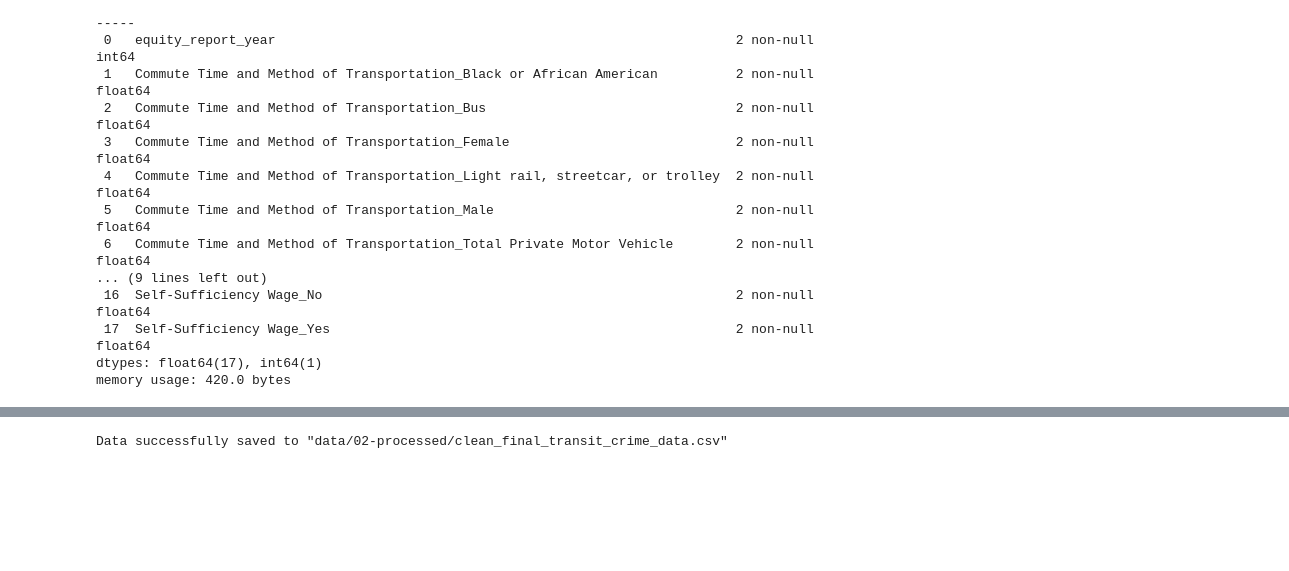
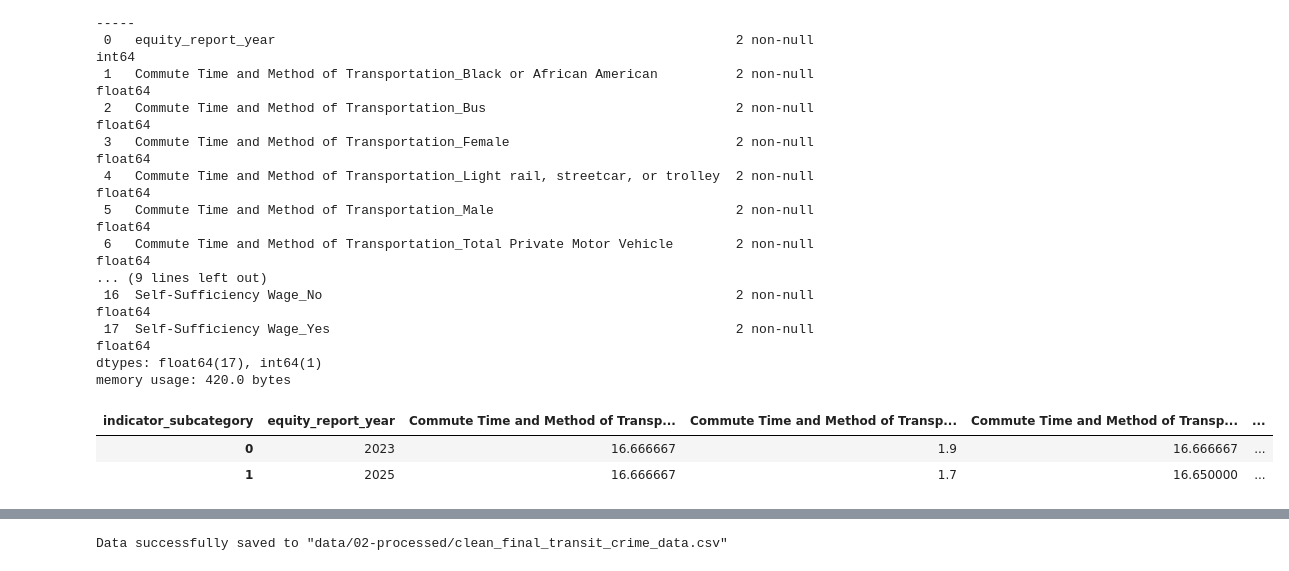
Before and after one commit to COGS108/Group022_WI26, a Jupyter notebook: 03-FinalProject.ipynb, the cells around one changed output, grey strips where cells are left out. Cells and saved outputs as stored; diff of their text form; code cells hidden in the pictures; blank space fills up the shorter version.

```diff
--- a/03-FinalProject.ipynb
+++ b/03-FinalProject.ipynb
@@ -306,6 +379,12 @@ Data columns (total 18 columns):
  17  Self-Sufficiency Wage_Yes                                                    2 non-null      float64
 dtypes: float64(17), int64(1)
 memory usage: 420.0 bytes
+# %%
+equity_pivot_table
+# %% [output]
+| indicator_subcategory | equity_report_year | Commute Time and Method of Transp... | Commute Time and Method of Transp... | Commute Time and Method of Transp... | ... |
+| 0 | 2023 | 16.666667 | 1.9 | 16.666667 | ... |
+| 1 | 2025 | 16.666667 | 1.7 | 16.650000 | ... |
 # %%
 df = transit_crime_df.merge(equity_pivot_table, left_on='Year', right_on='equity_report_year').drop(columns=['equity_report_year'])
 df.info()
```
Also changed, not shown: parts of 21 cells of this notebook.
